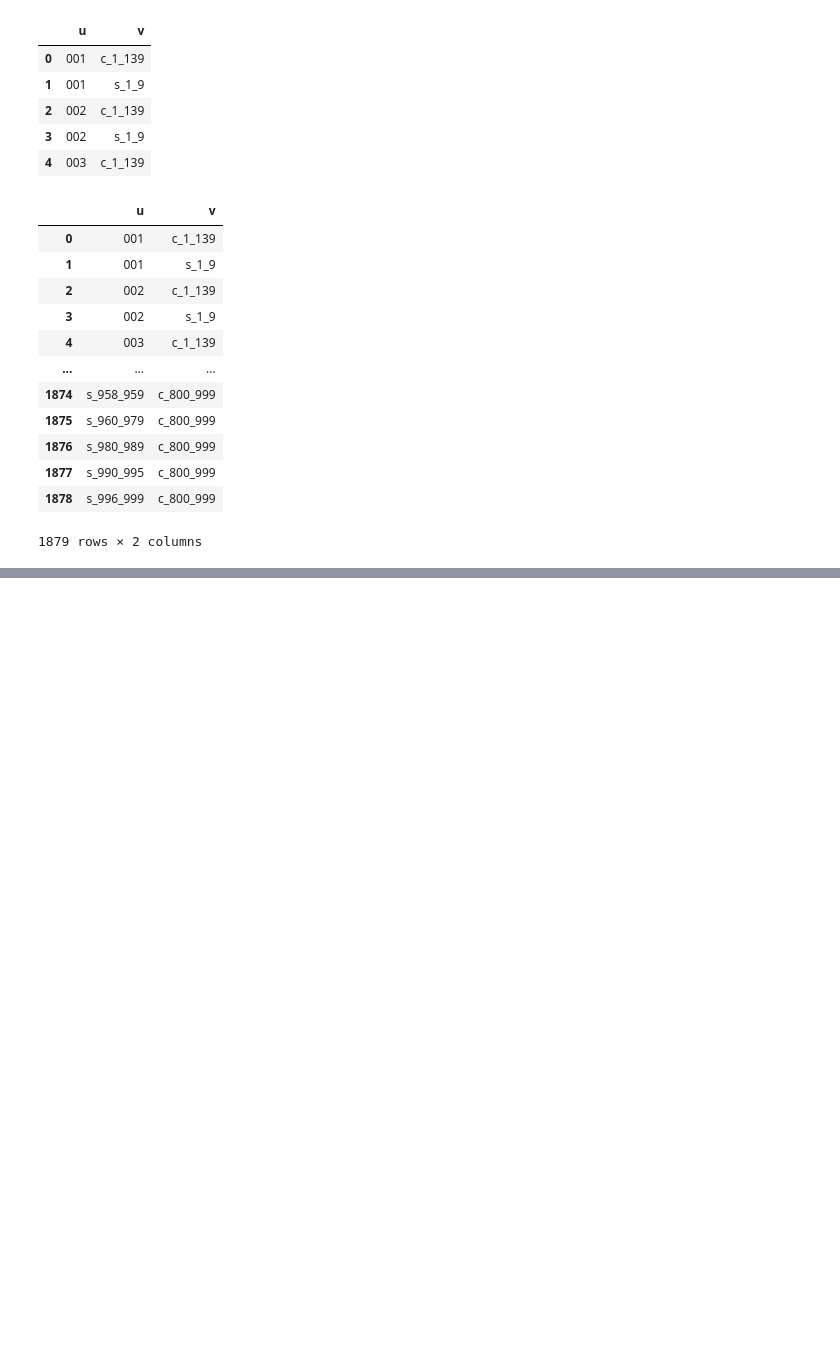
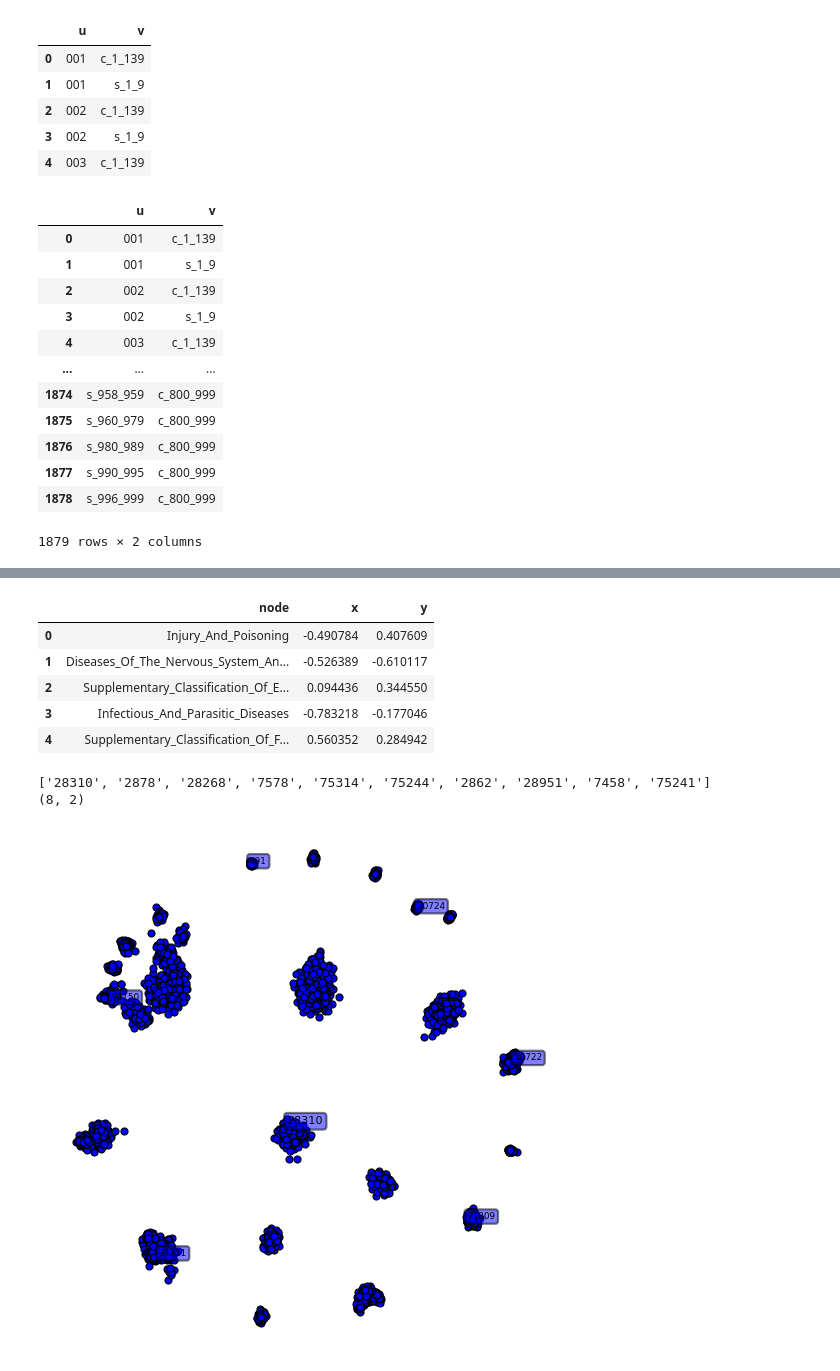
Before and after one commit to drewwilimitis/Hyperbolic-ICD-Embeddings-MIMIC3, a Jupyter notebook: hyperbolic_embedding_ICD9.ipynb, the cells around one changed output, grey strips where cells are left out. Saved outputs shown, nothing was run; the diff lists cells and outputs as text; code cells hidden in the pictures; blank space fills up the shorter version.

```diff
--- a/hyperbolic_embedding_ICD9.ipynb
+++ b/hyperbolic_embedding_ICD9.ipynb
@@ -379,0 +455,19 @@ plot_embedding(emb_dict, plot_frac=1, label_frac=0.001) #title='Poincaré Embedd
+# %%
+plt.style.use('classic')
+plt.rcParams['figure.facecolor'] = 'white'
+plt.rcParams['figure.figsize'] = (6.5, 6.5)
+emb = load_embeddings('data/icd_data/icd_full_embeddings.csv', delim=' ')
+emb.head()
+emb_data = np.array(emb.iloc[:, 1:3])
+emb_dict = dict(zip(emb.node.values, emb_data))
+plot_embedding(emb_dict, plot_frac=0.5, label_frac=0.1) #title='Poincaré Embeddings: ICD-9')
+# %% [output]
+|  | node | x | y |
+| 0 | Injury_And_Poisoning | -0.490784 | 0.407609 |
+| 1 | Diseases_Of_The_Nervous_System_An... | -0.526389 | -0.610117 |
+| 2 | Supplementary_Classification_Of_E... | 0.094436 | 0.344550 |
+| 3 | Infectious_And_Parasitic_Diseases | -0.783218 | -0.177046 |
+| 4 | Supplementary_Classification_Of_F... | 0.560352 | 0.284942 |
+['28310', '2878', '28268', '7578', '75314', '75244', '2862', '28951', '7458', '75241']
+(8, 2)
+[figure, added]
```
Also changed, not shown: parts of 6 cells of this notebook.
